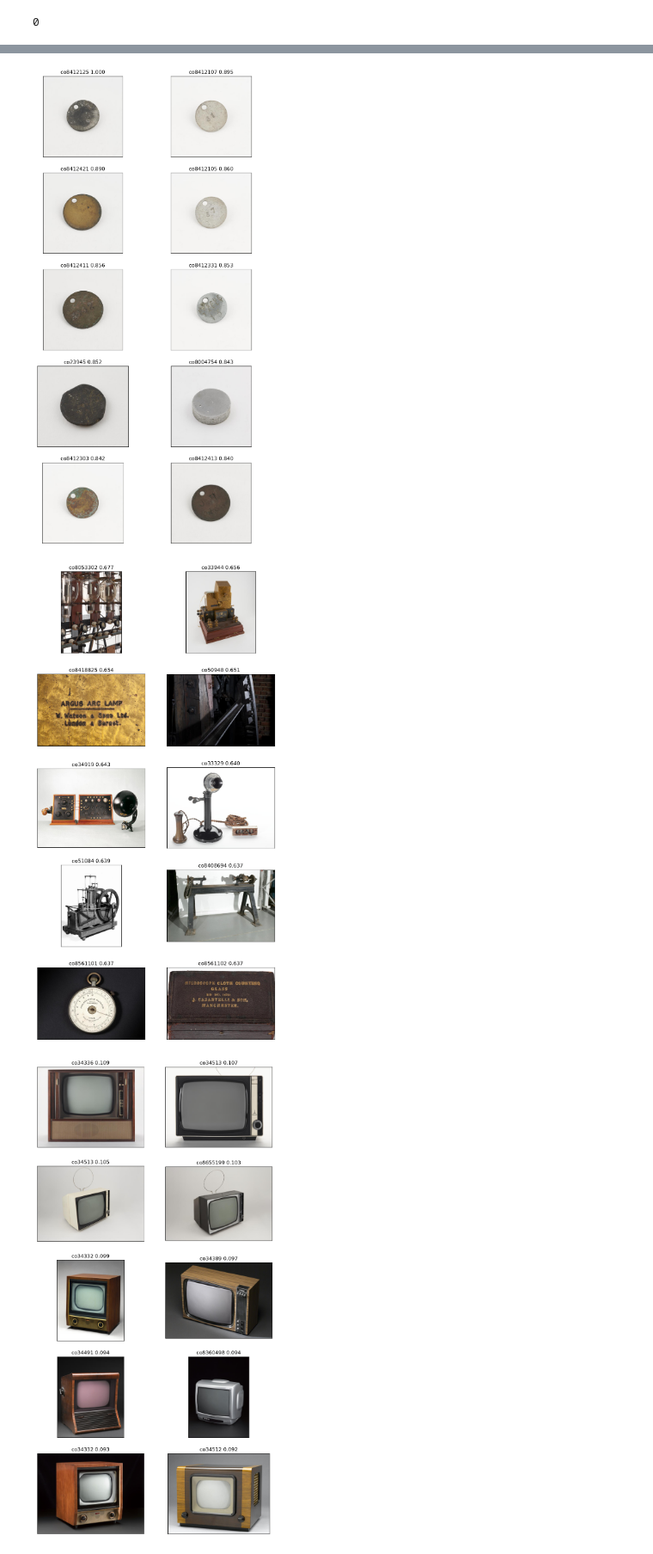
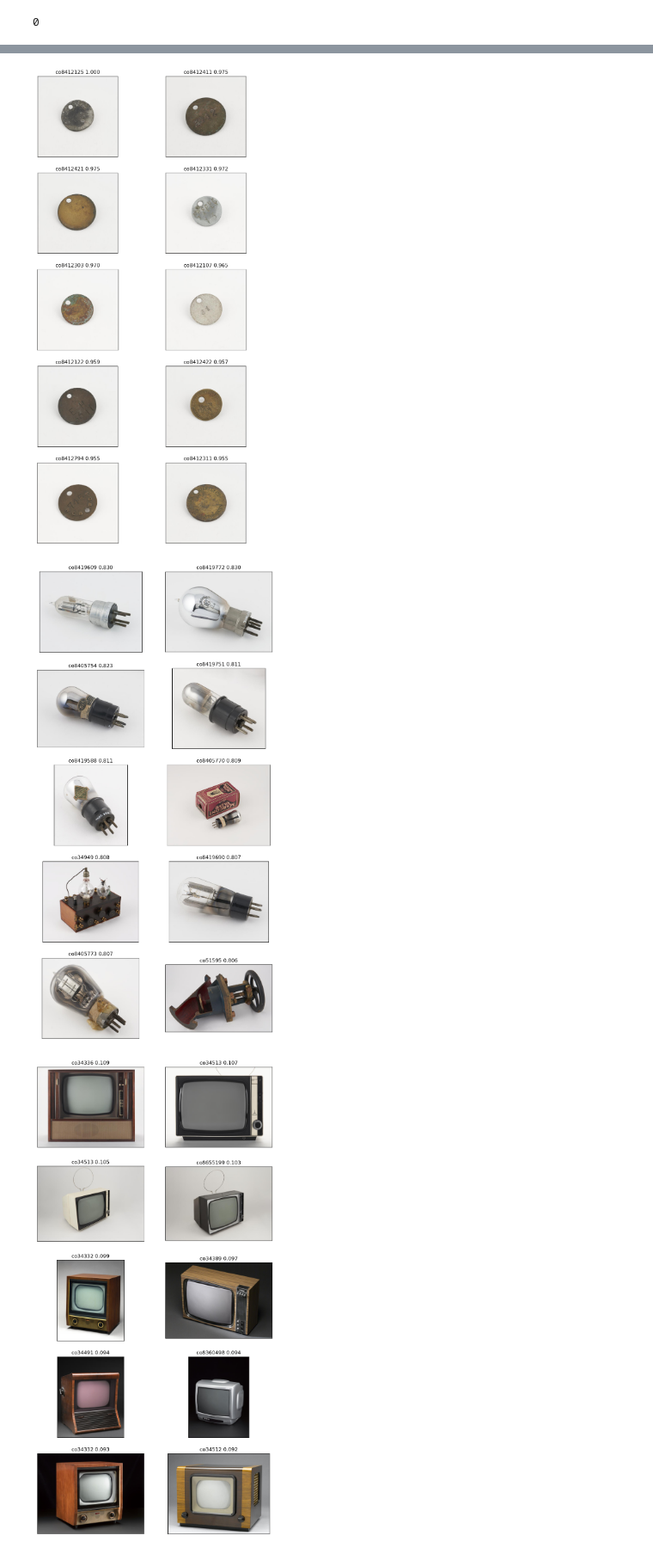
Before and after one commit to kasparvonbeelen/heritage-weaver-demo, a Jupyter notebook: 1 - Process data.ipynb, the cells around one changed output, grey strips where cells are left out. Shown at 86% size. Saved outputs shown, nothing was run; the diff lists cells and outputs as text; code cells hidden in the pictures.

```diff
--- a/1 - Process data.ipynb
+++ b/1 - Process data.ipynb
@@ -121,6 +130,6 @@ from weavingtools.linkage_tools import plot_query_results
 # %%
 # select model to use for embedding both text and images
-checkpoint = 'google/siglip-base-patch16-224'
+checkpoint = 'Kaspar/siglip-heritage-weaver-text' #'google/siglip-base-patch16-224'  'Kaspar/siglip-heritage-weaver-name'
 # initialise the embedder which we will attach to the database
 siglip_embedder = SigLIPEmbedder(checkpoint)
 # initate the image loader
@@ -128,7 +137,8 @@ data_loader = ImageLoaderRGB()
 # initiate the client
 client = chromadb.PersistentClient(path="hw")
 # %%
+collection_name = 'heritage_weaver_ft_text'
 try:
-    client.delete_collection(name="heritage_weaver")
+    client.delete_collection(name=collection_name)
 except Exception as e:
     print(e)
@@ -135,7 +147,7 @@ except Exception as e:
 # %%
 # initiate the collection in the database
 collection_db = client.get_or_create_collection(
-                                            name="heritage_weaver",
+                                            name=collection_name,
                                             metadata={"hnsw:space": "cosine"}, # we will use cosine distance for similarity search
                                             embedding_function=siglip_embedder, # the embedder for the collection (text and images)
                                             data_loader=data_loader # procedure for loading the image data
@@ -181,35 +195,35 @@ filters = {
 }
 
 results = collection_db.query(query_uris=[query_img],where=filters, n_results=25)
-query_df = plot_query_results(results, collection_df)
+query_df = plot_query_results(results, source='img_path')
 # %% [output]
-[figure, old version]
+[figure, new version]
 # %%
 filters = {
     "$and": [
         {
             "modality": {
                 "$eq": "text"
             }
         },
         {
             "collection": {
                 "$eq" : "smg"
             }
         }
     ]
 }
 
 
 results = collection_db.query(
                 query_texts=[
                         """BTH valve, type A.T.26, serial No. 575, (RMW/J89 - McVitie Weston number), by British Thomson-Houston Company Limited."""
                     ],
                 where=filters,n_results=100
         )
-query_df = plot_query_results(results)
+query_df = plot_query_results(results, source='img_path')
 # %% [output]
-[figure, old version]
+[figure, new version]
 # %%
 query_df.description.values[:10]
 # %%
```
Also changed, not shown: parts of 11 cells of this notebook, 13 other files.
